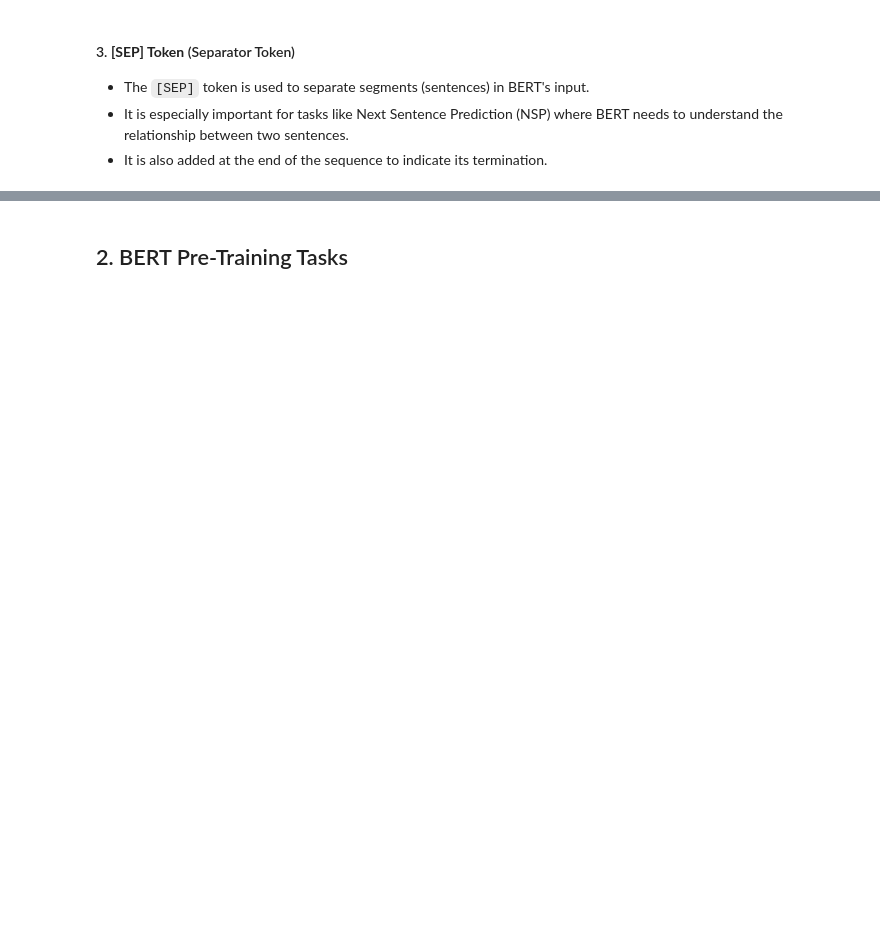
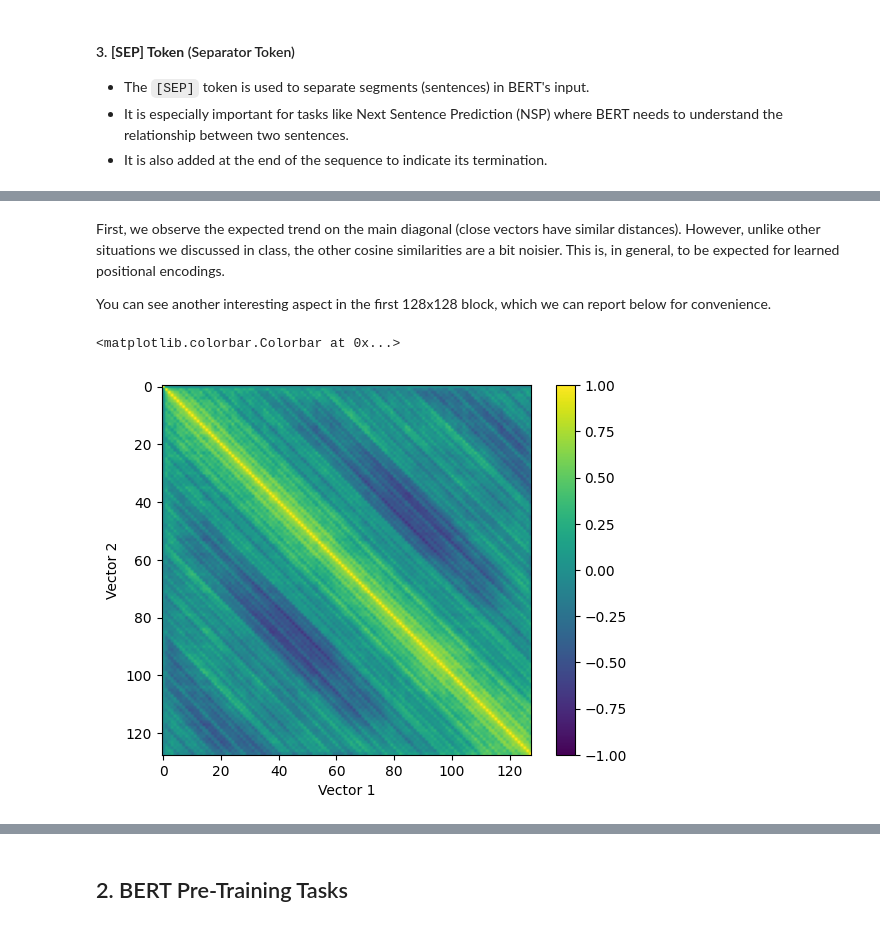
Before and after one commit to dbdmg/llm, a Jupyter notebook: lab03/solution-01-bert.ipynb, the cells around one changed output, grey strips where cells are left out. Drawn from its saved outputs; the diff is of its cells as text; code cells hidden in the pictures; blank space fills up the shorter version.

```diff
--- a/lab03/solution-01-bert.ipynb
+++ b/lab03/solution-01-bert.ipynb
@@ -189,0 +320,16 @@ plt.show()
+# %% [markdown]
+First, we observe the expected trend on the main diagonal (close vectors have similar distances). However, unlike other situations we discussed in class, the other cosine similarities are a bit noisier. This is, in general, to be expected for learned positional encodings.
+
+You can see another interesting aspect in the first 128x128 block, which we can report below for convenience.
+# %%
+fig, ax = plt.subplots()
+
+ax.set_aspect('equal')
+cbar = ax.imshow(cosine_sim[:128, :128], cmap='viridis', vmin=-1, vmax=1)
+ax.set_xlabel('Vector 1')
+ax.set_ylabel('Vector 2')
+# add colorbar
+fig.colorbar(cbar, ax=ax)
+# %% [output]
+<matplotlib.colorbar.Colorbar at 0x...>
+[figure, added]
```
Also changed, not shown: parts of 63 cells of this notebook, 1 other file.
